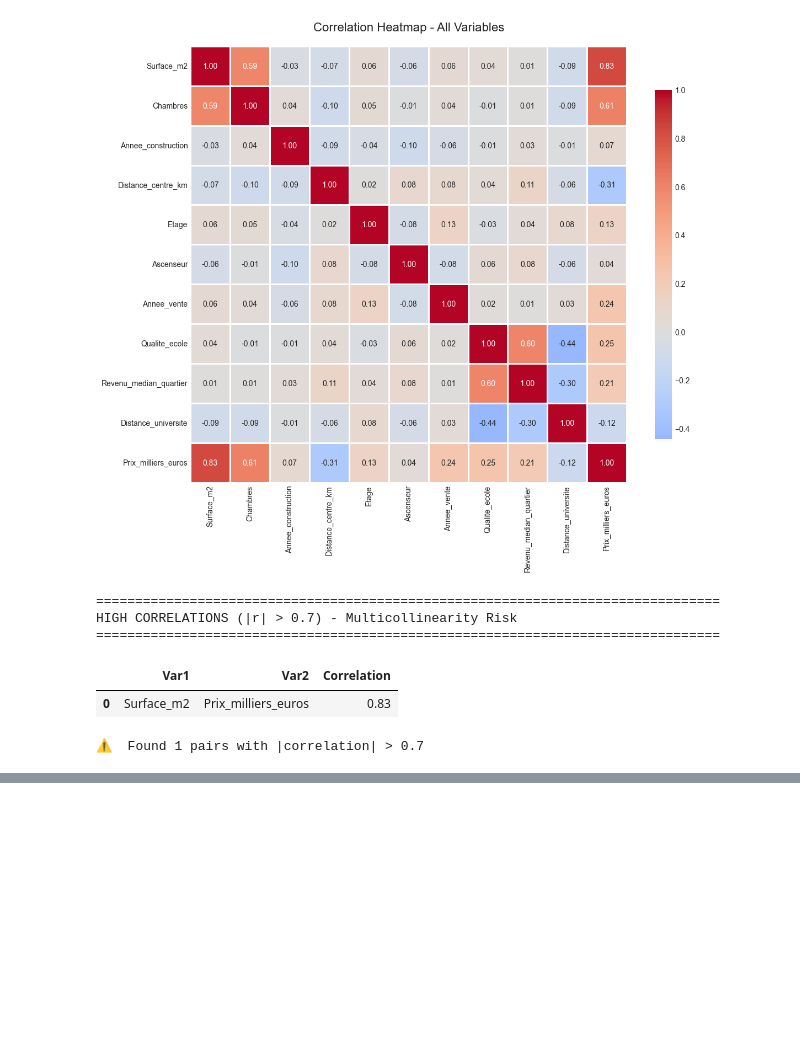
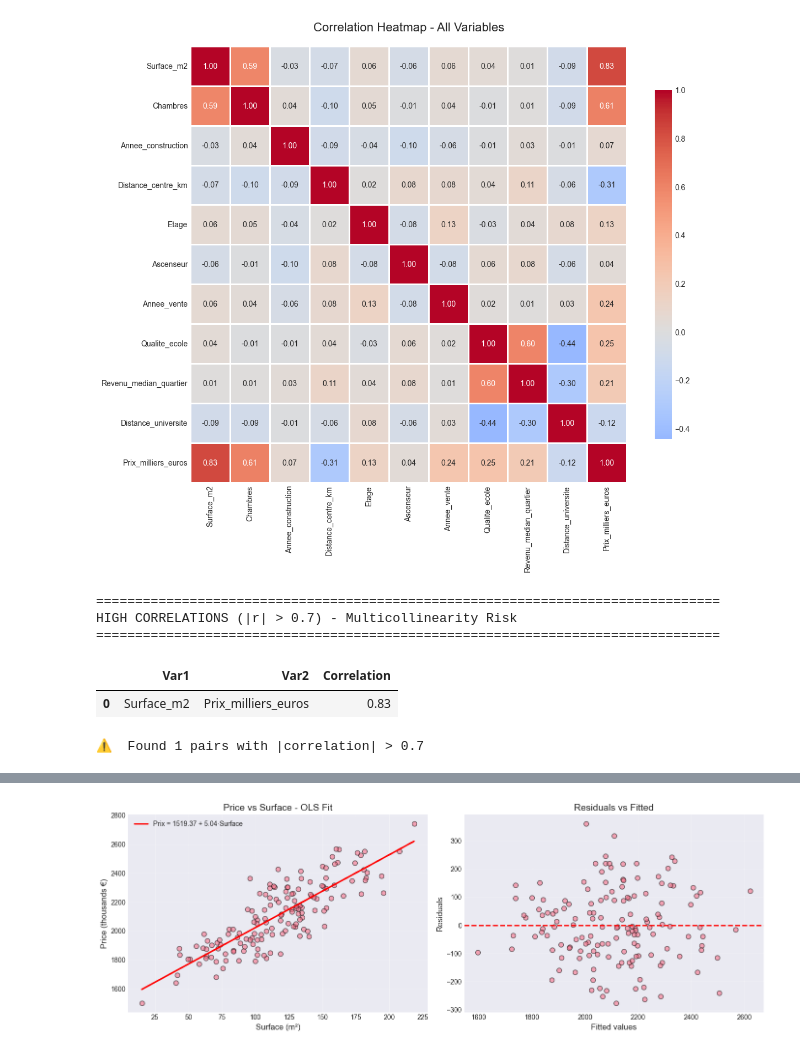
Before and after one commit to diegomerchanm/Statistics_2025, a Jupyter notebook: notebook.ipynb, the cells around one changed output, grey strips where cells are left out. Drawn from its saved outputs; the diff is of its cells as text; code cells hidden in the pictures; blank space fills up the shorter version.

```diff
--- a/notebook.ipynb
+++ b/notebook.ipynb
@@ -372,0 +381,99 @@ HIGH CORRELATIONS (|r| > 0.7) - Multicollinearity Risk
+# %%
+
+from sklearn.linear_model import LinearRegression
+from scipy import stats as scipy_stats
+
+# Prepare data
+X_simple = df[['Surface_m2']]  # Independent variable (needs to be 2D for sklearn)
+y = df['Prix_milliers_euros']   # Dependent variable
+
+# Fit OLS model
+model_simple = LinearRegression()
+model_simple.fit(X_simple, y)
+
+# Extract coefficients
+beta_0 = model_simple.intercept_
+beta_1 = model_simple.coef_[0]
+
+# Predictions
+y_pred = model_simple.predict(X_simple)
+residuals = y - y_pred
+
+# Calculate statistics
+n = len(y)
+k = 1  # Number of independent variables
+df_residual = n - k - 1
+
+# Standard errors and t-statistics
+mse = np.sum(residuals**2) / df_residual
+X_with_const = np.column_stack([np.ones(n), X_simple])
+var_covar_matrix = mse * np.linalg.inv(X_with_const.T @ X_with_const)
+se_beta_0 = np.sqrt(var_covar_matrix[0, 0])
+se_beta_1 = np.sqrt(var_covar_matrix[1, 1])
+
+t_stat_beta_0 = beta_0 / se_beta_0
+t_stat_beta_1 = beta_1 / se_beta_1
+
+p_value_beta_0 = 2 * (1 - scipy_stats.t.cdf(abs(t_stat_beta_0), df_residual))
+p_value_beta_1 = 2 * (1 - scipy_stats.t.cdf(abs(t_stat_beta_1), df_residual))
+
+# R-squared and Adjusted R-squared
+ss_total = np.sum((y - y.mean())**2)
+ss_residual = np.sum(residuals**2)
+r_squared = 1 - (ss_residual / ss_total)
+r_squared_adj = 1 - ((1 - r_squared) * (n - 1) / df_residual)
+
+# Display results
+print("="*80)
+print("SIMPLE LINEAR REGRESSION: Price ~ Surface")
+print("="*80)
+print(f"\nModel: Prix = β₀ + β₁·Surface_m2 + error\n")
+
+print("-"*80)
+print("COEFFICIENTS:")
+print("-"*80)
+print(f"{'Parameter':<15} {'Estimate':>12} {'Std Error':>12} {'t-stat':>12} {'p-value':>12}")
+print("-"*80)
+print(f"{'β₀ (Intercept)':<15} {beta_0:>12.4f} {se_beta_0:>12.4f} {t_stat_beta_0:>12.4f} {p_value_beta_0:>12.4f}")
+print(f"{'β₁ (Surface_m2)':<15} {beta_1:>12.4f} {se_beta_1:>12.4f} {t_stat_beta_1:>12.4f} {p_value_beta_1:>12.4f}")
+print("-"*80)
+
+print("\n" + "-"*80)
+print("MODEL FIT:")
+print("-"*80)
+print(f"R-squared:          {r_squared:.4f}")
+print(f"Adjusted R-squared: {r_squared_adj:.4f}")
+print(f"Root MSE:           {np.sqrt(mse):.4f}")
+print(f"N observations:     {n}")
+print("-"*80)
+
+# Visualization
+fig, axes = plt.subplots(1, 2, figsize=(14, 5))
+
+# Scatter plot with regression line
+axes[0].scatter(X_simple, y, alpha=0.6, edgecolors='black', s=50)
+axes[0].plot(X_simple, y_pred, color='red', linewidth=2, label=f'Prix = {beta_0:.2f} + {beta_1:.2f}·Surface')
+axes[0].set_xlabel('Surface (m²)', fontsize=12)
+axes[0].set_ylabel('Price (thousands €)', fontsize=12)
+axes[0].set_title('Price vs Surface - OLS Fit', fontsize=14)
+axes[0].legend()
+axes[0].grid(alpha=0.3)
+
+# Residuals plot
+axes[1].scatter(y_pred, residuals, alpha=0.6, edgecolors='black', s=50)
+axes[1].axhline(y=0, color='red', linestyle='--', linewidth=2)
+axes[1].set_xlabel('Fitted values', fontsize=12)
+axes[1].set_ylabel('Residuals', fontsize=12)
+axes[1].set_title('Residuals vs Fitted', fontsize=14)
+axes[1].grid(alpha=0.3)
+
+plt.tight_layout()
+plt.show()
+
+print("\n" + "="*80)
+print("INTERPRETATION:")
+print("="*80)
+print(f"• β₁ = {beta_1:.4f}: Each additional m² increases price by {beta_1:.2f} thousand €")
+print(f"• R² = {r_squared:.4f}: Surface explains {r_squared*100:.2f}% of price variation")
+print(f"• p-value(β₁) = {p_value_beta_1:.6f}: {'Significant' if p_value_beta_1 < 0.05 else 'Not significant'} at 5% level")
+# %% [output]
@@ -372,0 +497 @@ HIGH CORRELATIONS (|r| > 0.7) - Multicollinearity Risk
+[figure, added]
```
Also changed, not shown: parts of 18 cells of this notebook, 1 other file.
